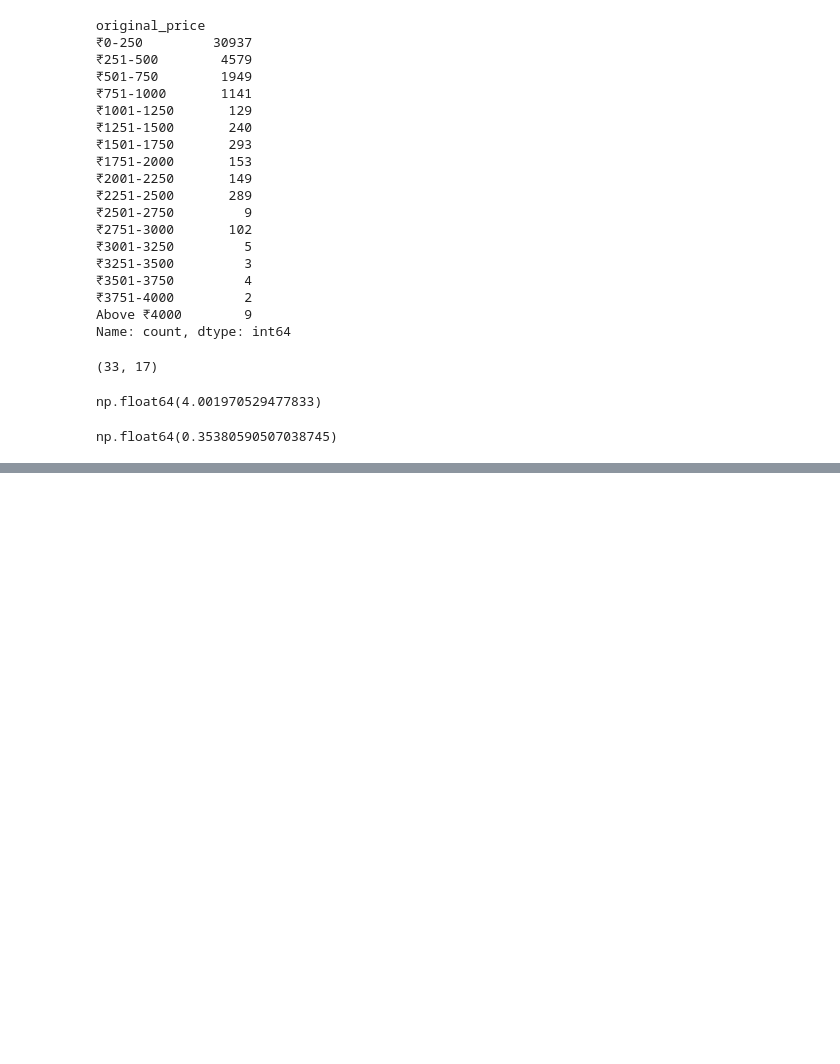
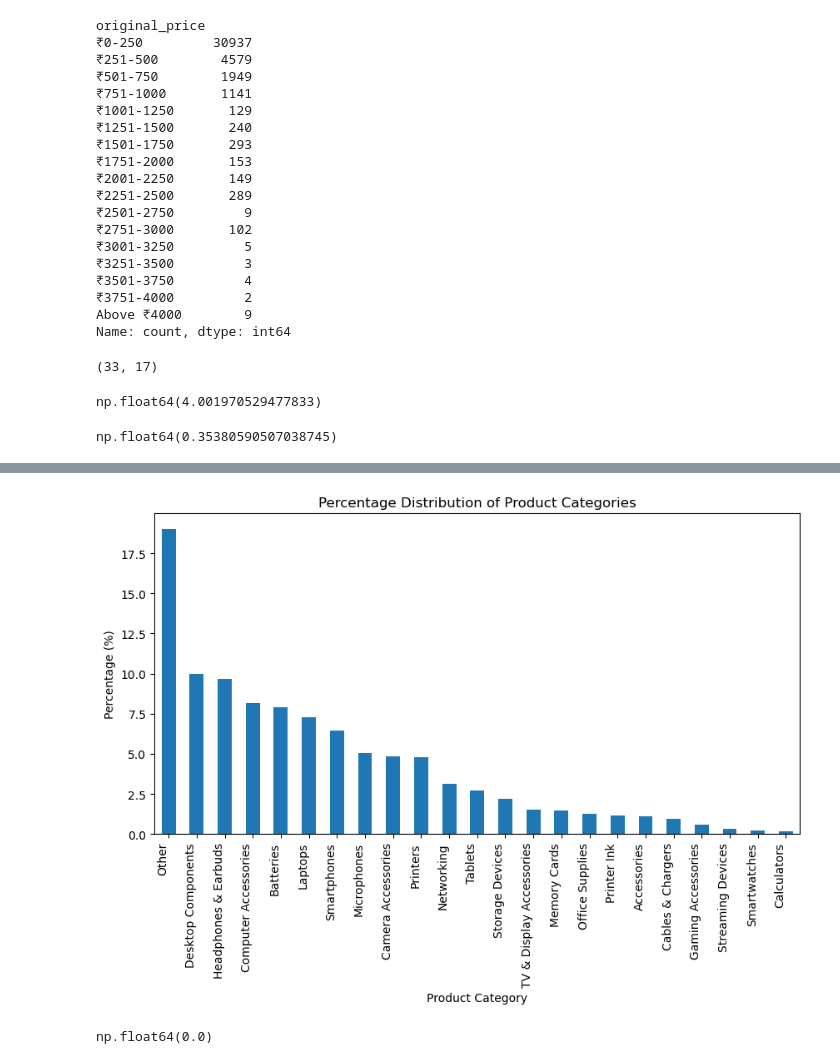
Before and after one commit to vivekluhar/amazon-data-cleaning, a Jupyter notebook: notebook/02_exploratory_data_analysis.ipynb, the cells around one changed output, grey strips where cells are left out. Saved outputs shown, nothing was run; the diff lists cells and outputs as text; code cells hidden in the pictures; blank space fills up the shorter version.

```diff
--- a/notebook/02_exploratory_data_analysis.ipynb
+++ b/notebook/02_exploratory_data_analysis.ipynb
@@ -553,0 +595,21 @@ np.float64(0.35380590507038745)
+# %%
+# Bar chart of percentage distributions
+(
+    df['product_category']
+    .value_counts(normalize=True)
+    .mul(100)
+    .plot(kind='bar', figsize=(10, 5))
+)
+
+plt.title('Percentage Distribution of Product Categories')
+plt.xlabel('Product Category')
+plt.ylabel('Percentage (%)')
+plt.xticks(rotation=90, ha='right')
+plt.show()
+# %% [output]
+[figure, added]
+# %%
+# missing value
+df['product_category'].isnull().sum()/len(df['product_category'])*100
+# %% [output]
+np.float64(0.0)
```
Also changed, not shown: parts of 40 cells of this notebook.
